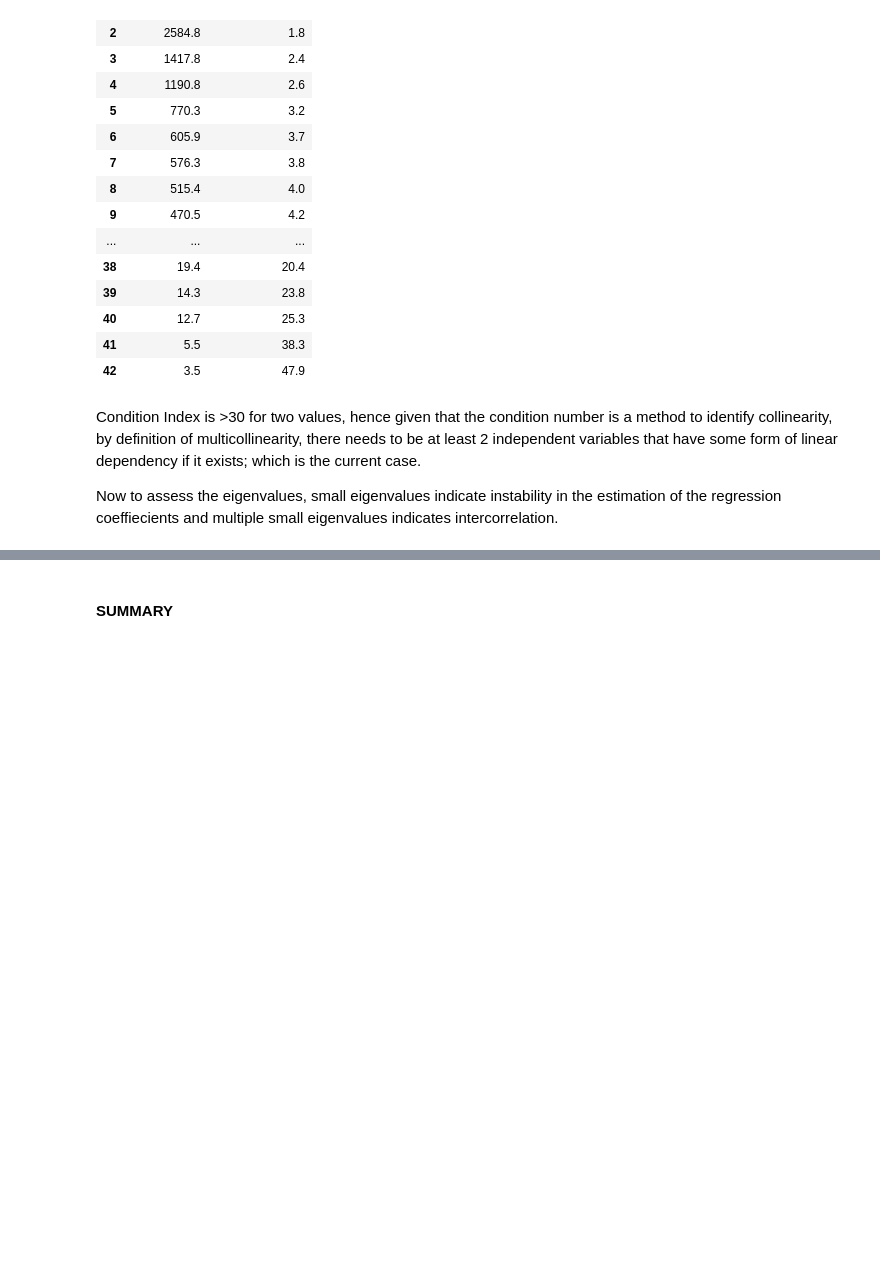
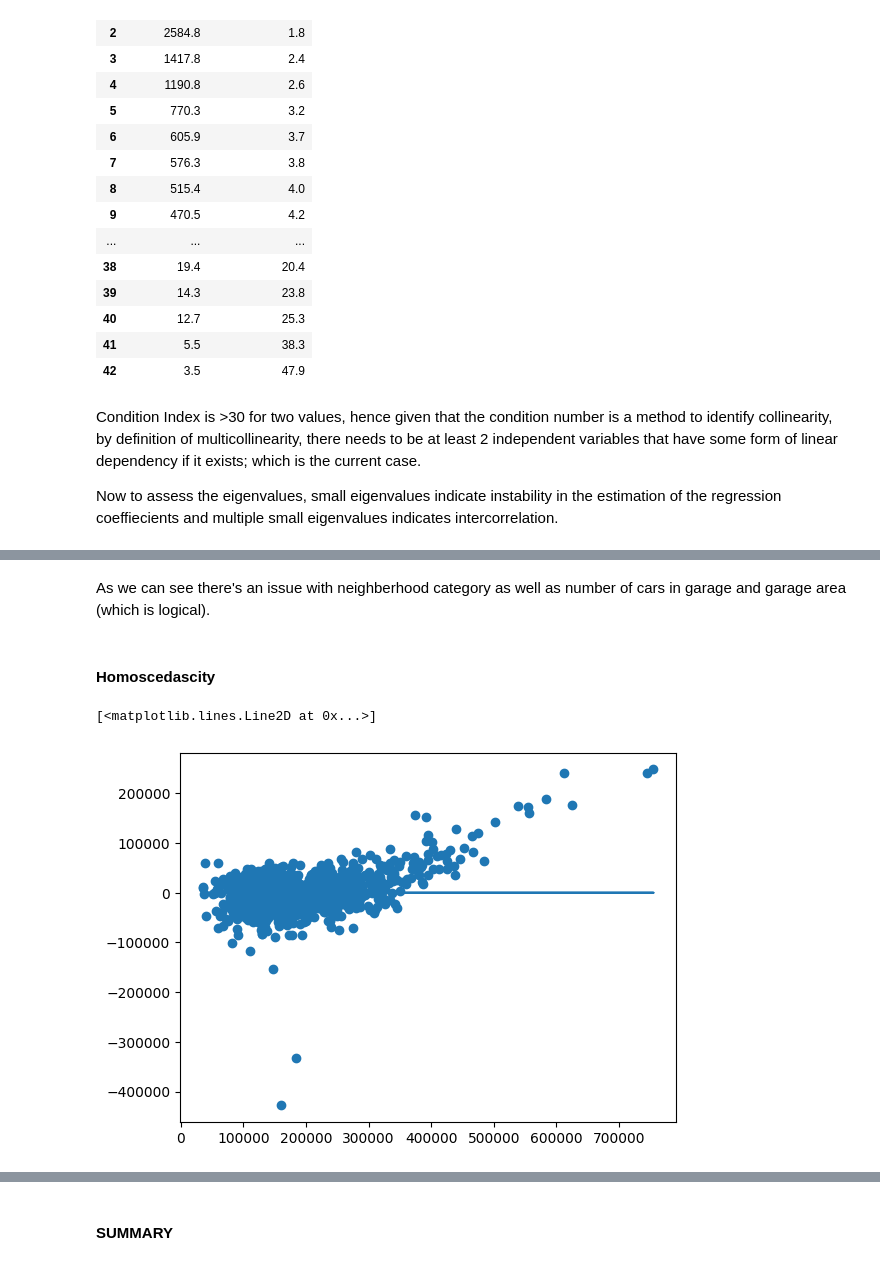
Before and after one commit to patrycja-naumczyk/Kaggle_housePrice, a Jupyter notebook: ML_reg.ipynb, the cells around one changed output, grey strips where cells are left out. Drawn from its saved outputs; the diff is of its cells as text; code cells hidden in the pictures; blank space fills up the shorter version.

```diff
--- a/ML_reg.ipynb
+++ b/ML_reg.ipynb
@@ -485,0 +598,10 @@ Now to assess the eigenvalues, small eigenvalues indicate instability in the est
+# %% [markdown]
+As we can see there's an issue with neighberhood category as well as number of cars in garage and garage area (which is logical).
+# %% [markdown]
+#### Homoscedascity
+# %%
+plt.scatter(y, residuals)
+plt.plot(y, [0]*len(y))
+# %% [output]
+[<matplotlib.lines.Line2D at 0x...>]
+[figure, added]
```
Also changed, not shown: parts of 22 cells of this notebook.
